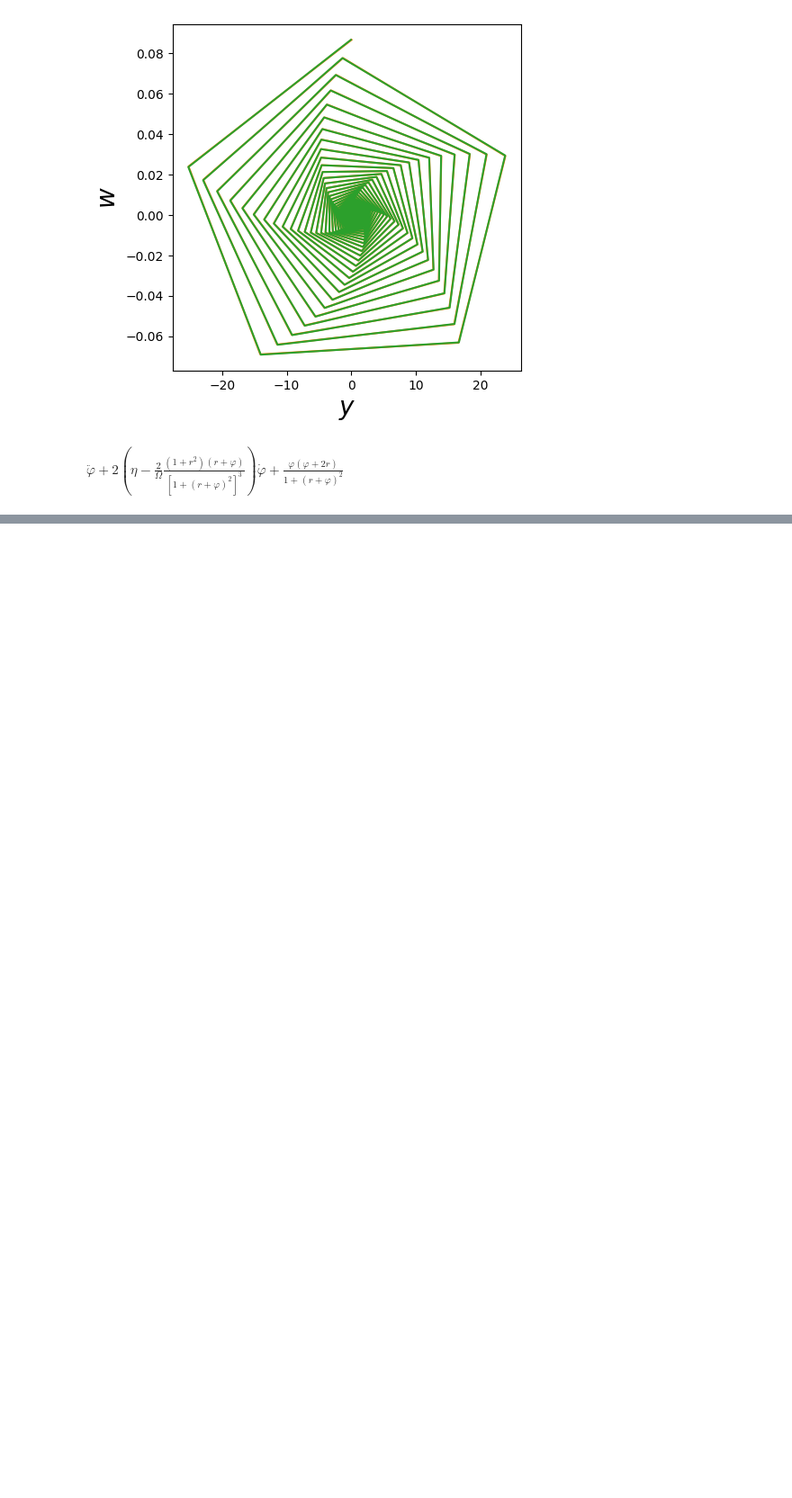
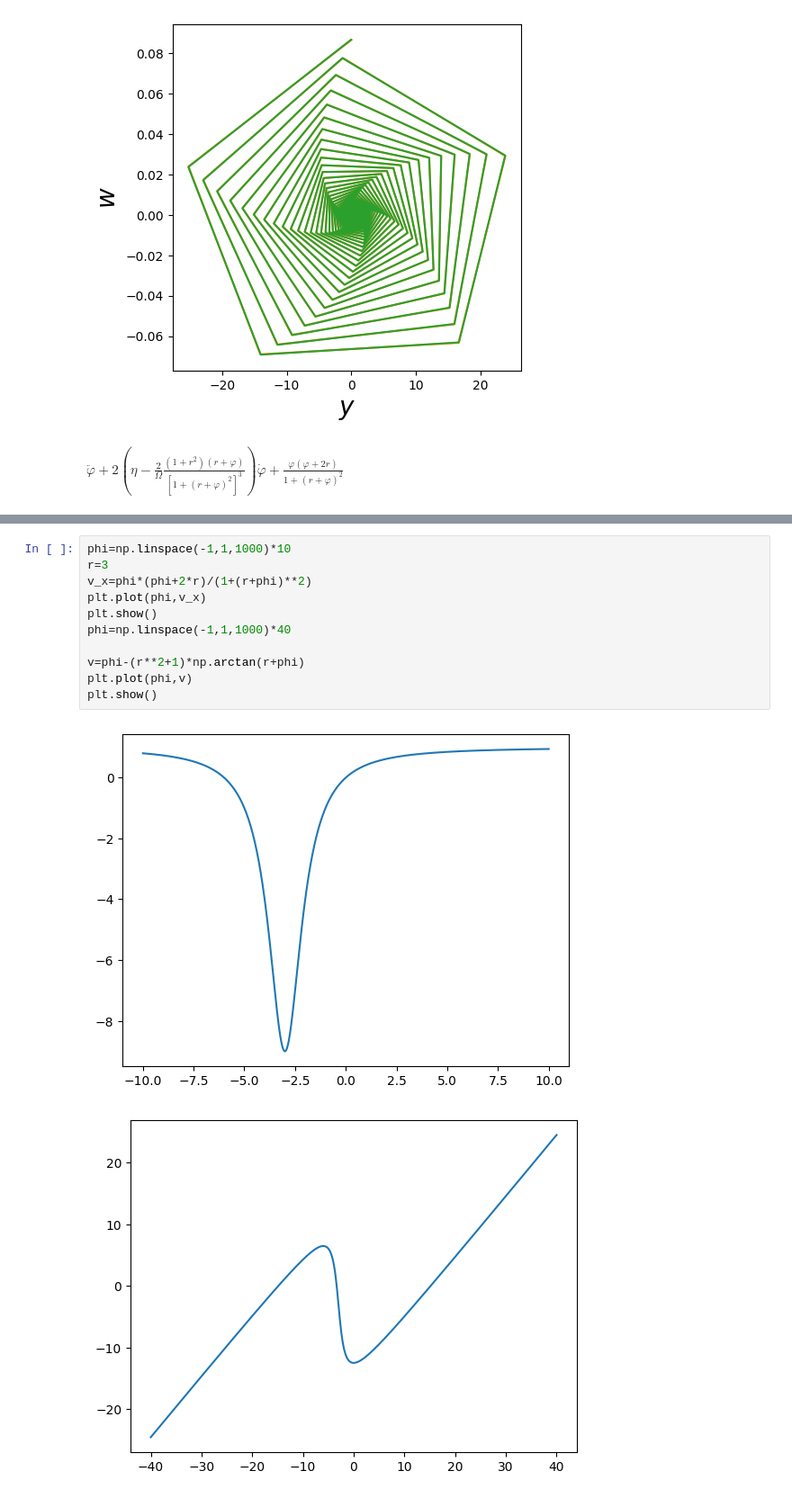
Before and after one commit to Satyamjha2/Optomechanics, a Jupyter notebook: levitating_mirror.ipynb, the cells around one changed output, grey strips where cells are left out. Shown at 90% size. Drawn from its saved outputs; the diff is of its cells as text; blank space fills up the shorter version.

```diff
--- a/levitating_mirror.ipynb
+++ b/levitating_mirror.ipynb
@@ -193,0 +198,14 @@ plt.show()
+# %%
+phi=np.linspace(-1,1,1000)*10
+r=3
+v_x=phi*(phi+2*r)/(1+(r+phi)**2)
+plt.plot(phi,v_x)
+plt.show()
+phi=np.linspace(-1,1,1000)*40
+
+v=phi-(r**2+1)*np.arctan(r+phi)
+plt.plot(phi,v)
+plt.show()
+# %% [output]
+[figure, added]
+[figure, added]
```
Also changed, not shown: parts of 9 cells of this notebook.
